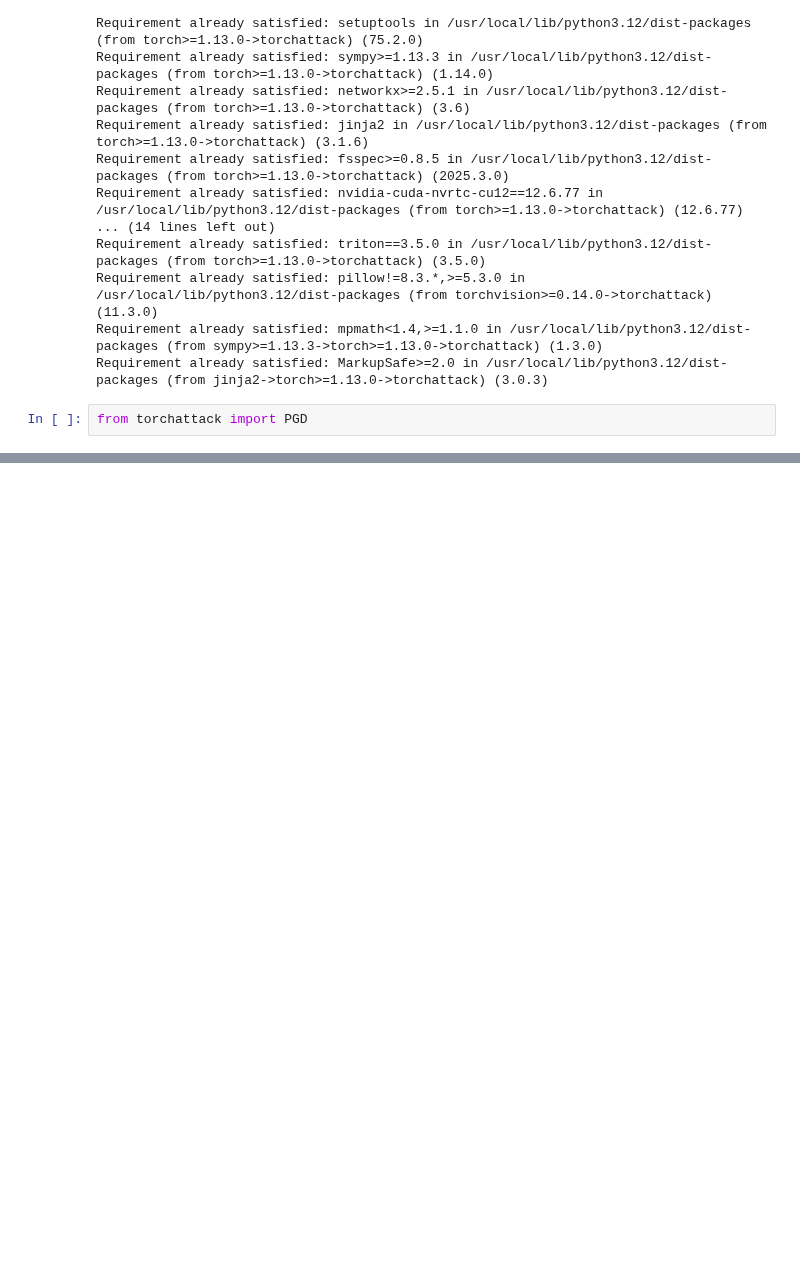
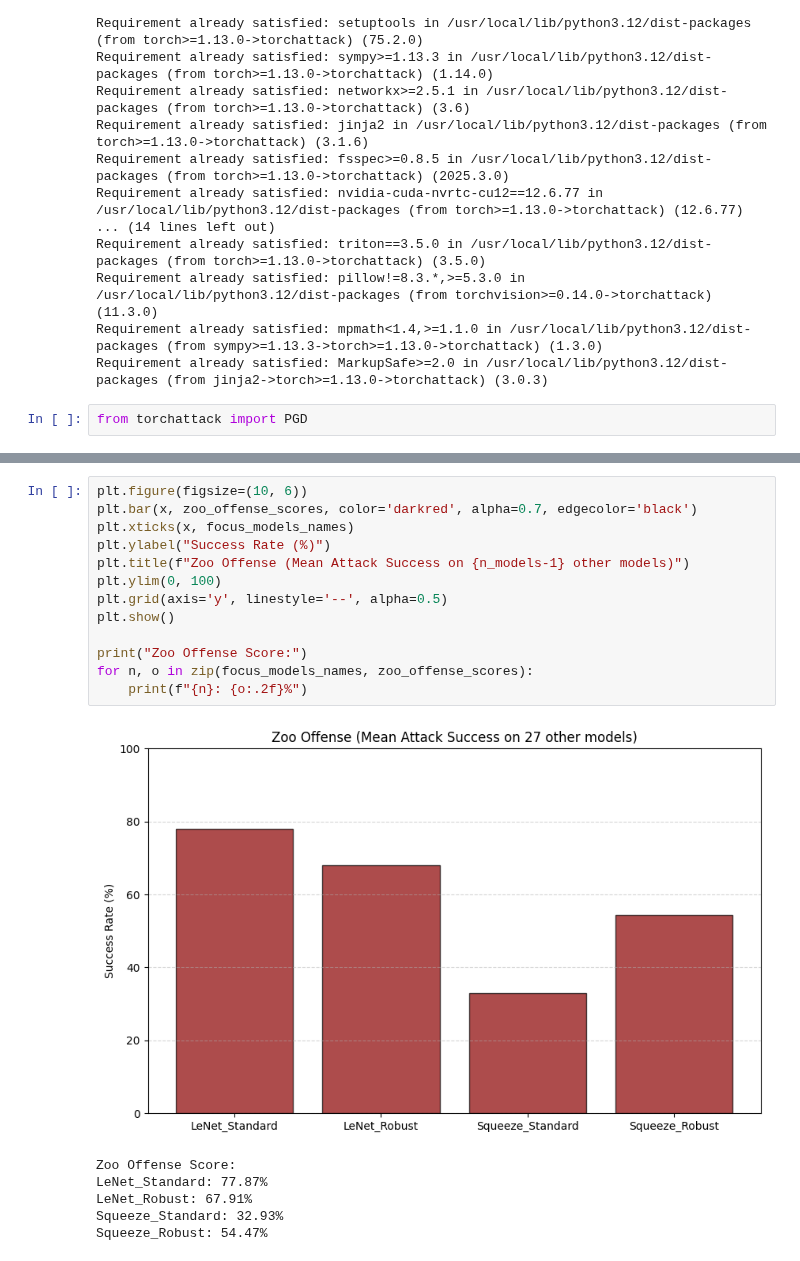
Before and after one commit to vm2781/adversarial_attacks, a Jupyter notebook: model_adversarial_analysis.ipynb, the cells around one changed output, grey strips where cells are left out. Cells and saved outputs as stored; diff of their text form; blank space fills up the shorter version.

```diff
--- a/model_adversarial_analysis.ipynb
+++ b/model_adversarial_analysis.ipynb
@@ -233,0 +411,20 @@ plt.show()
+# %%
+plt.figure(figsize=(10, 6))
+plt.bar(x, zoo_offense_scores, color='darkred', alpha=0.7, edgecolor='black')
+plt.xticks(x, focus_models_names)
+plt.ylabel("Success Rate (%)")
+plt.title(f"Zoo Offense (Mean Attack Success on {n_models-1} other models)")
+plt.ylim(0, 100)
+plt.grid(axis='y', linestyle='--', alpha=0.5)
+plt.show()
+
+print("Zoo Offense Score:")
+for n, o in zip(focus_models_names, zoo_offense_scores):
+    print(f"{n}: {o:.2f}%")
+# %% [output]
+[figure, added]
+Zoo Offense Score:
+LeNet_Standard: 77.87%
+LeNet_Robust: 67.91%
+Squeeze_Standard: 32.93%
+Squeeze_Robust: 54.47%
```
Also changed, not shown: parts of 13 cells of this notebook.
